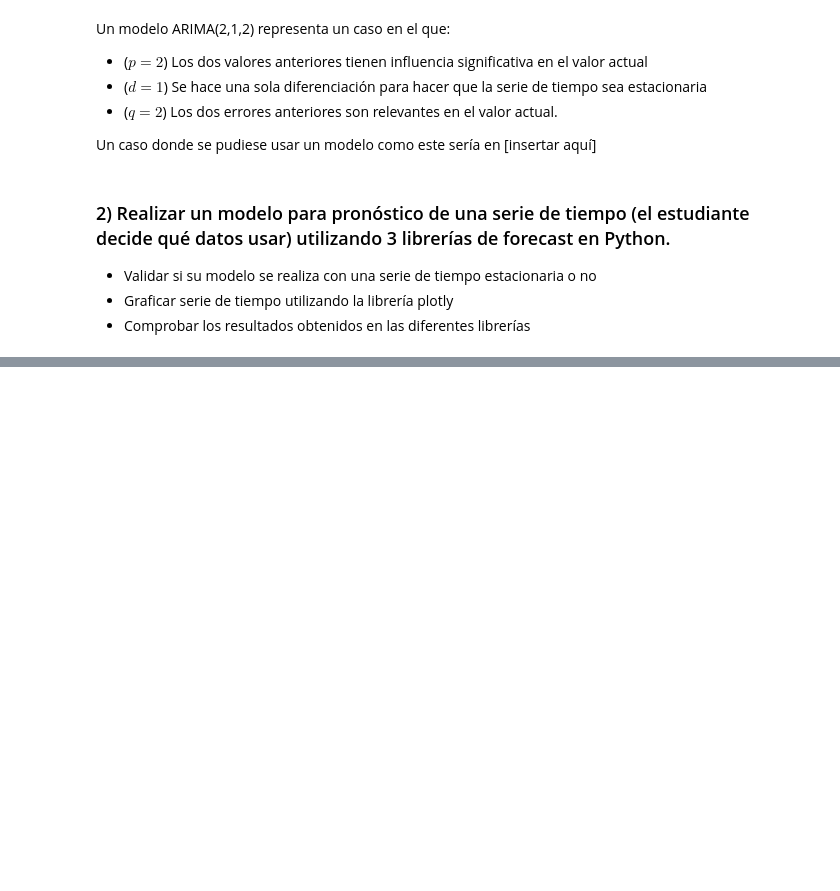
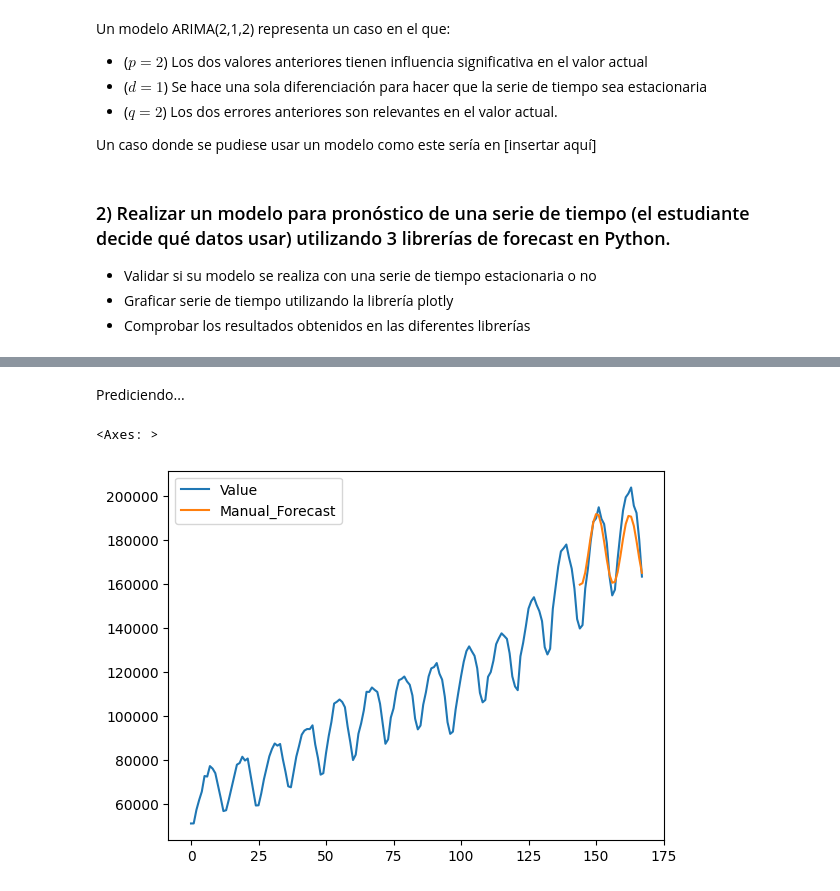
Before and after one commit to ch0fas/archivos_mnlpp, a Jupyter notebook: tarea_arima.ipynb, the cells around one changed output, grey strips where cells are left out. Drawn from its saved outputs; the diff is of its cells as text; code cells hidden in the pictures; blank space fills up the shorter version.

```diff
--- a/tarea_arima.ipynb
+++ b/tarea_arima.ipynb
@@ -34,0 +51,4 @@ Note: you may need to restart the kernel to use updated packages.
+# %%
+msk = (df.index < len(df)-24)
+df_train = df[msk].copy()
+df_test = df[~msk].copy()
@@ -34,0 +119,11 @@ Note: you may need to restart the kernel to use updated packages.
+# %% [markdown]
+Prediciendo...
+# %%
+preds_sm = arima_baseline_sm.forecast(len(df_test)) # Es decir, para 2023 y 2024
+
+df['Manual_Forecast'] = [None]*len(df_train) + list(preds_sm)
+
+df.plot()
+# %% [output]
+<Axes: >
+[figure, added]
```
Also changed, not shown: parts of 14 cells of this notebook, 5 other files.
